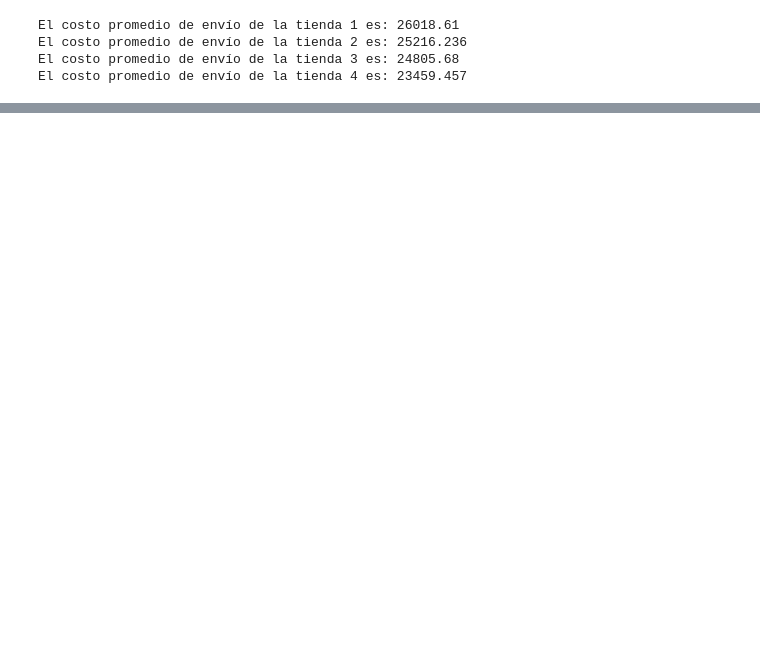
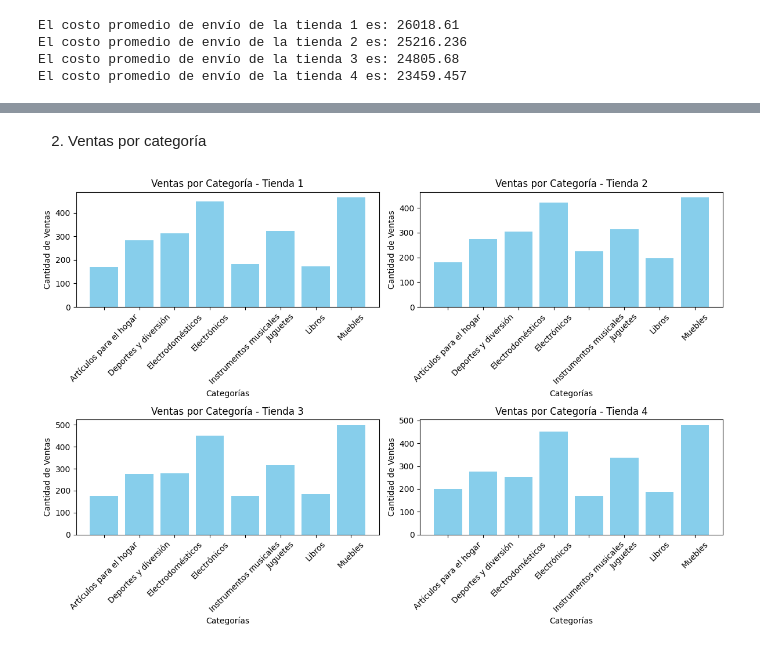
Before and after one commit to OFrancisco3/challenge-alura-store, a Jupyter notebook: AluraStoreLatam.ipynb, the cells around one changed output, grey strips where cells are left out. Saved outputs shown, nothing was run; the diff lists cells and outputs as text; code cells hidden in the pictures; blank space fills up the shorter version.

```diff
--- a/AluraStoreLatam.ipynb
+++ b/AluraStoreLatam.ipynb
@@ -302,0 +330,43 @@ El costo promedio de envío de la tienda 4 es: 23459.457
+# %% [markdown]
+2. Ventas por categoría
+# %%
+def ventas_por_categoria(df):
+    if "Categoría del Producto" not in df.columns:
+        raise ValueError("La columna 'Categoría del Producto' no existe en el DataFrame.")
+    return df.groupby("Categoría del Producto").size().reset_index(name="Cantidad_Ventas")
+
+# Calcular las ventas por categoría para cada tienda
+try:
+    ventas_tienda_1 = ventas_por_categoria(tienda)
+    ventas_tienda_2 = ventas_por_categoria(tienda2)
+    ventas_tienda_3 = ventas_por_categoria(tienda3)
+    ventas_tienda_4 = ventas_por_categoria(tienda4)
+except Exception as e:
+    print(f"Error al calcular las ventas por categoría: {e}")
+    raise
+
+# Crear un gráfico de barras para cada tienda
+fig, axes = plt.subplots(2, 2, figsize=(12, 8))  # 2 filas, 2 columnas de subgráficos
+axes = axes.flatten()  # Aplanar los ejes para iterar fácilmente
+
+# Datos de todas las tiendas
+datos_tiendas = [
+    ("Tienda 1", ventas_tienda_1),
+    ("Tienda 2", ventas_tienda_2),
+    ("Tienda 3", ventas_tienda_3),
+    ("Tienda 4", ventas_tienda_4),
+]
+
+# Generar los gráficos
+for i, (nombre_tienda, datos) in enumerate(datos_tiendas):
+    ax = axes[i]
+    ax.bar(datos["Categoría del Producto"], datos["Cantidad_Ventas"], color="skyblue")
+    ax.set_title(f"Ventas por Categoría - {nombre_tienda}")
+    ax.set_xlabel("Categorías")
+    ax.set_ylabel("Cantidad de Ventas")
+    ax.tick_params(axis="x", rotation=45)  # Rotar etiquetas del eje X para mejor legibilidad
+
+plt.tight_layout()  # Ajustar espaciado entre subgráficos
+plt.show()
+# %% [output]
+[figure, added]
```
Also changed, not shown: parts of 6 cells of this notebook.
